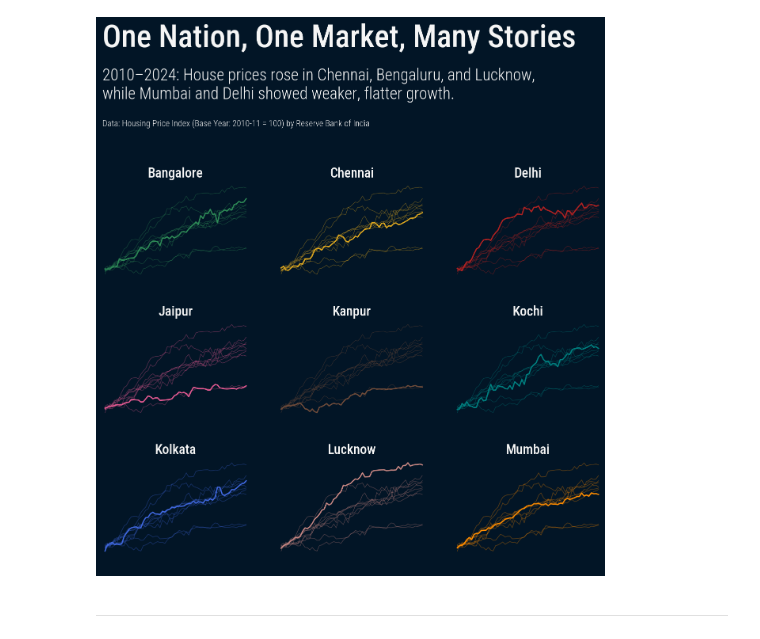
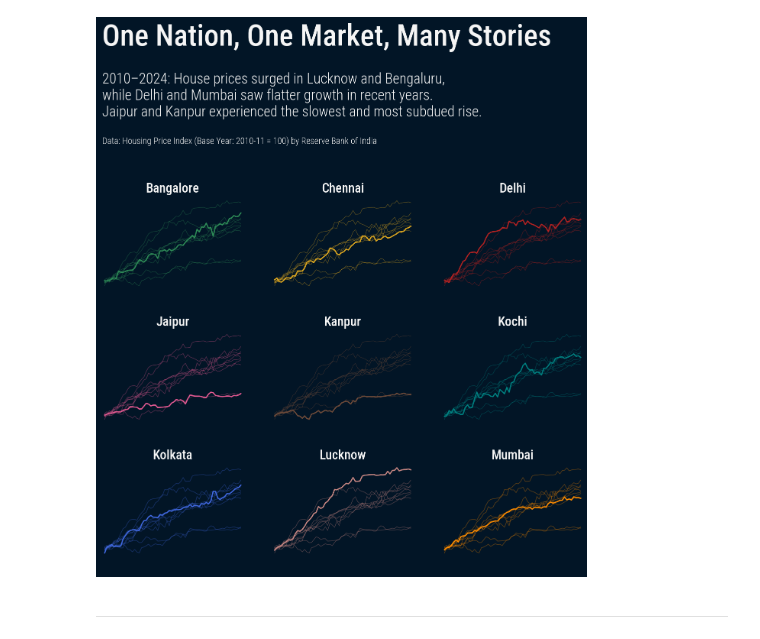
Before and after one commit to debatreyo/mini_datastory, a Jupyter notebook: Housing Price/notebook/visualization.ipynb, the cells around one changed output. Cells and saved outputs as stored; diff of their text form; code cells hidden in the pictures.

```diff
--- a/Housing Price/notebook/visualization.ipynb
+++ b/Housing Price/notebook/visualization.ipynb
@@ -62,7 +62,8 @@ rb_condensed_b_light = load_google_font("Roboto Condensed", weight=300)
 # TITLE & SUB-TITLE
 
 title = "One Nation, One Market, Many Stories"
-sub_title = "2010–2024: House prices rose in Chennai, Bengaluru, and Lucknow,\nwhile Mumbai and Delhi showed weaker, flatter growth."
+# sub_title = "2010–2024: House prices rose in Chennai, Bengaluru, and Lucknow,\nwhile Mumbai and Delhi showed weaker, flatter growth."
+sub_title = "2010–2024: House prices surged in Lucknow and Bengaluru,\nwhile Delhi and Mumbai saw flatter growth in recent years.\nJaipur and Kanpur experienced the slowest and most subdued rise."
 credits = "Data: Housing Price Index (Base Year: 2010-11 = 100) by Reserve Bank of India"
 # %%
 # PLOTTING
@@ -84,14 +85,14 @@ fig.set_facecolor(bg_color)
 
 # Title and Subtitle
 
-fig_text(s=title, x=0.15, y=0.92, ha="left",
-         size=57, font=rb_condensed_b, color=font_color)
+fig_text(s=title, x=0.15, y=0.95, ha="left",
+         size=56, font=rb_condensed_b, color=font_color)
 
-fig_text(s=sub_title, x=0.15, y=.858, ha="left",
-         size=30, font=rb_condensed_b_light, color=font_color)
+fig_text(s=sub_title, x=0.15, y=.8785, ha="left",
+         size=27.5, font=rb_condensed_b_light, color=font_color)
 
 fig_text(s=credits, x=0.15, y=.785, ha="left",
-         size=16, font=rb_condensed_b_light, color=font_color)
+         size=17, font=rb_condensed_b_light, color=font_color)
 
 # Clean up canvas
 
@@ -111,33 +112,33 @@ for a in ax.flatten():
     a.set_facecolor(bg_color)
 
 # Plot each city in each subplot
 
 for i, (city, ax) in enumerate(zip(cities_plot, ax.flatten())):
     city_df = df[df["City"]==city]
     others_df = df[df["City"]!=city]
 
     other_cities = others_df["City"].unique()
 
     for other_city in other_cities:
         other_hpi = others_df[others_df["City"]==other_city]["HPI"]
         other_time = others_df[others_df["City"]==other_city]["time"]
 
         ax.plot(other_time, other_hpi, color=city_colors[city], alpha=alpha_other, linewidth=width_other)
         ax.set_ylim(-5,450)
 
     city_hpi = city_df["HPI"]
     city_time = city_df["time"]
     ax.plot(city_time, city_hpi, color=city_colors[city], alpha=alpha_city, linewidth=width_city)
     ax.set_ylim(-5,450)
 
     ax.set_title(city, font=rb_condensed_b, size=25, pad=2, color=font_color)
 
 # Save the figure
 
 file_save_path = r"..\viz\housing.jpeg"
 dpi = 300
 plt.savefig(file_save_path, dpi=dpi, bbox_inches="tight", pad_inches=2)
 # %% [output]
-[figure, old version]
+[figure, new version]
 # %% [markdown]
 ---
```
